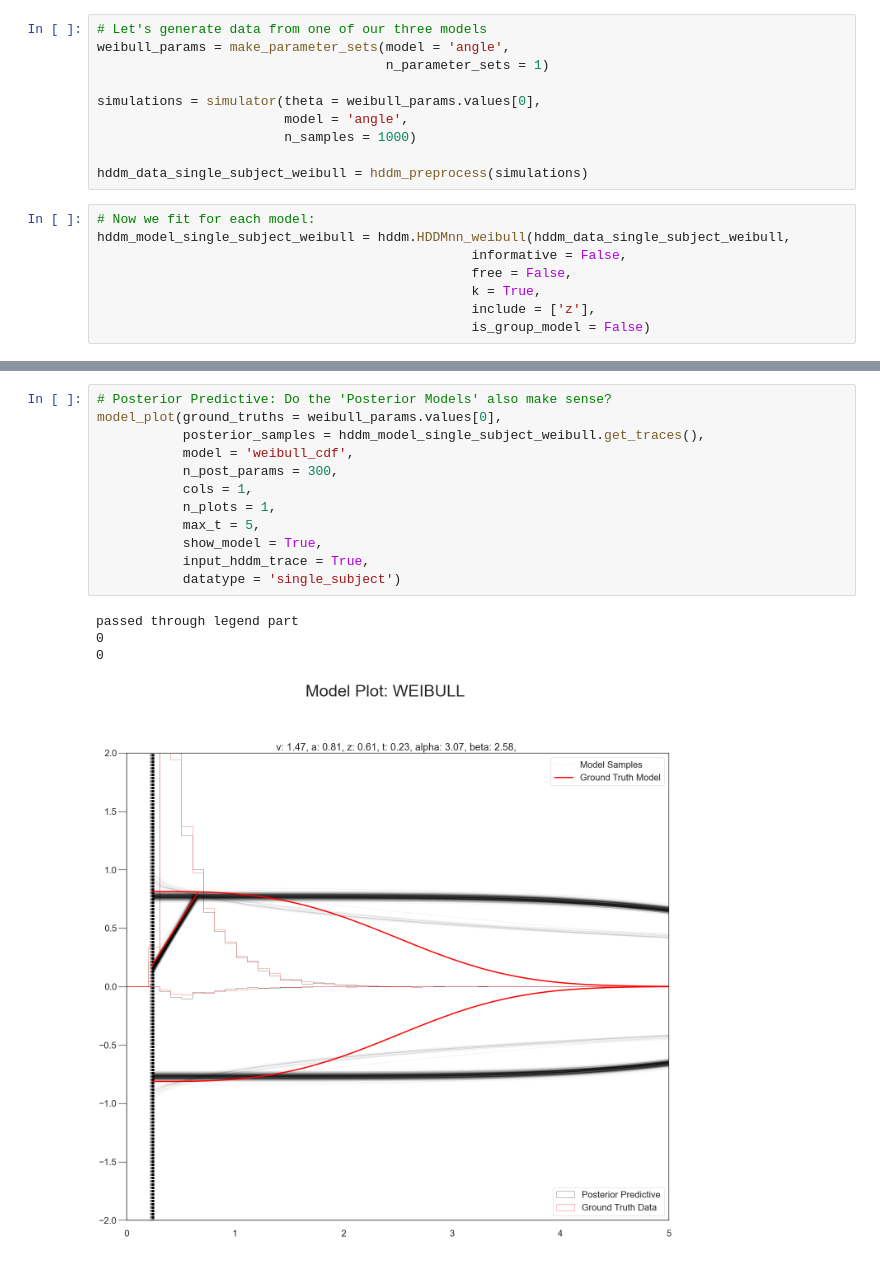
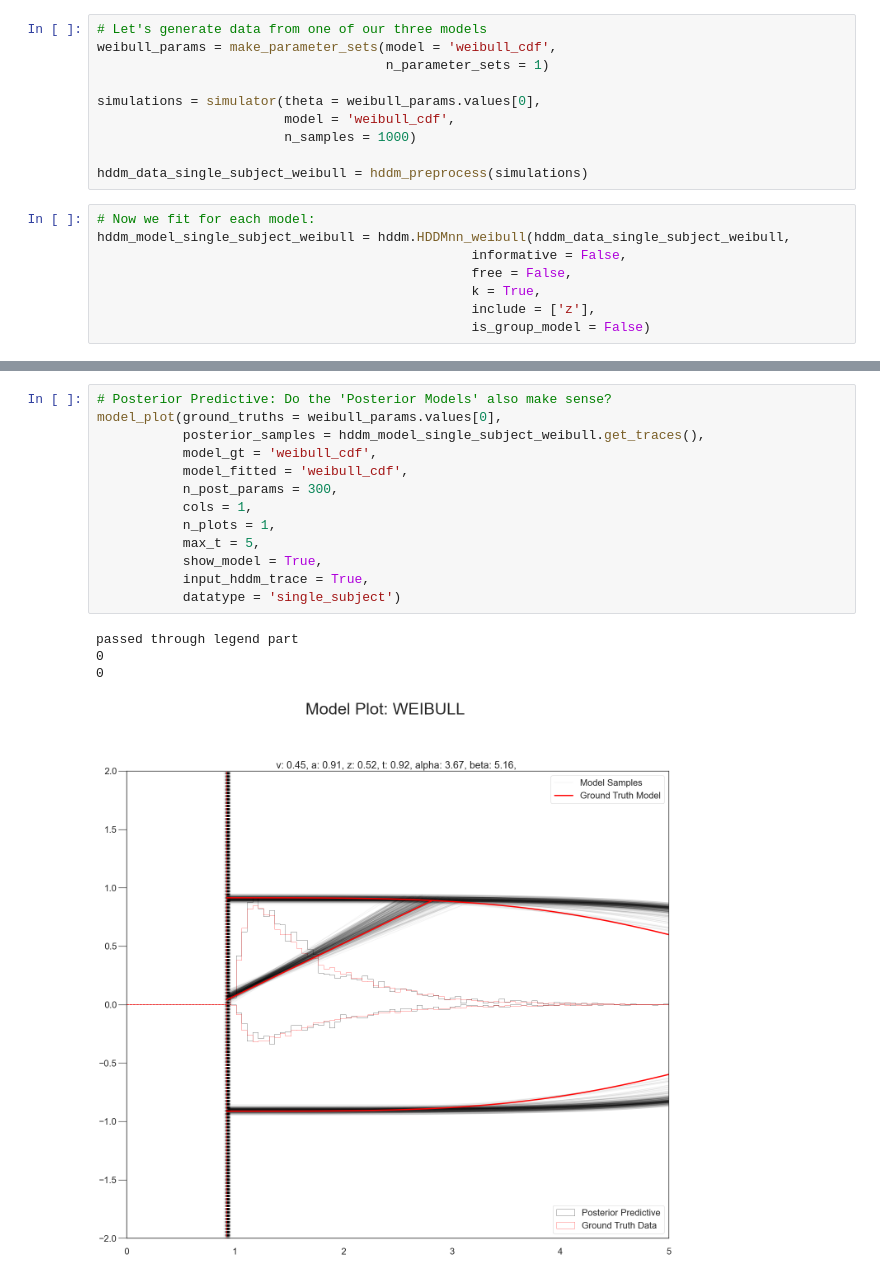
Before and after one commit to AlexanderFengler/hddmnn_tutorial, a Jupyter notebook: ddm_variants_exploration.ipynb, the cells around one changed output, grey strips where cells are left out. Saved outputs shown, nothing was run; the diff lists cells and outputs as text.

```diff
--- a/ddm_variants_exploration.ipynb
+++ b/ddm_variants_exploration.ipynb
@@ -576,11 +548,11 @@ tutorial_config.tutorial_config
 # SECTION 5: MODEL RECOVERY
 # %%
 # Let's generate data from one of our three models
-weibull_params = make_parameter_sets(model = 'angle',
+weibull_params = make_parameter_sets(model = 'weibull_cdf',
                                      n_parameter_sets = 1)
 
 simulations = simulator(theta = weibull_params.values[0],
-                        model = 'angle',
+                        model = 'weibull_cdf',
                         n_samples = 1000)
 
 hddm_data_single_subject_weibull = hddm_preprocess(simulations)
@@ -611,20 +583,21 @@ caterpillar_plot(posterior_samples = hddm_model_single_subject_weibull.get_trace
 # %%
 # Posterior Predictive: Do the 'Posterior Models' also make sense?
 model_plot(ground_truths = weibull_params.values[0],
            posterior_samples = hddm_model_single_subject_weibull.get_traces(),
-           model = 'weibull_cdf',
+           model_gt = 'weibull_cdf',
+           model_fitted = 'weibull_cdf',
            n_post_params = 300,
            cols = 1,
            n_plots = 1,
            max_t = 5,
            show_model = True,
            input_hddm_trace = True,
            datatype = 'single_subject')
 # %% [output]
 passed through legend part
 0
 0
-[figure, old version]
+[figure, new version]
 # %%
 # Now we fit for each model:
 hddm_model_single_subject_angle = hddm.HDDMnn_angle(hddm_data_single_subject_weibull,
```
Also changed, not shown: parts of 38 cells of this notebook, 1 other file.
